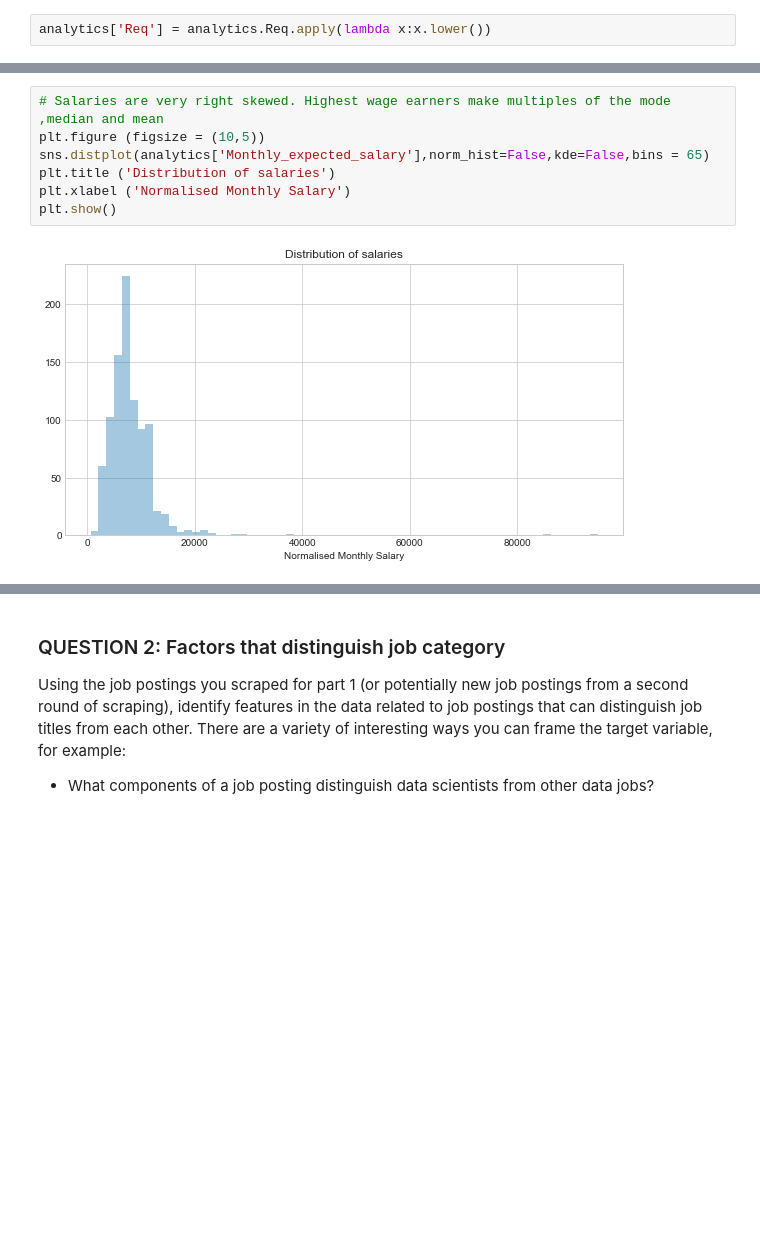
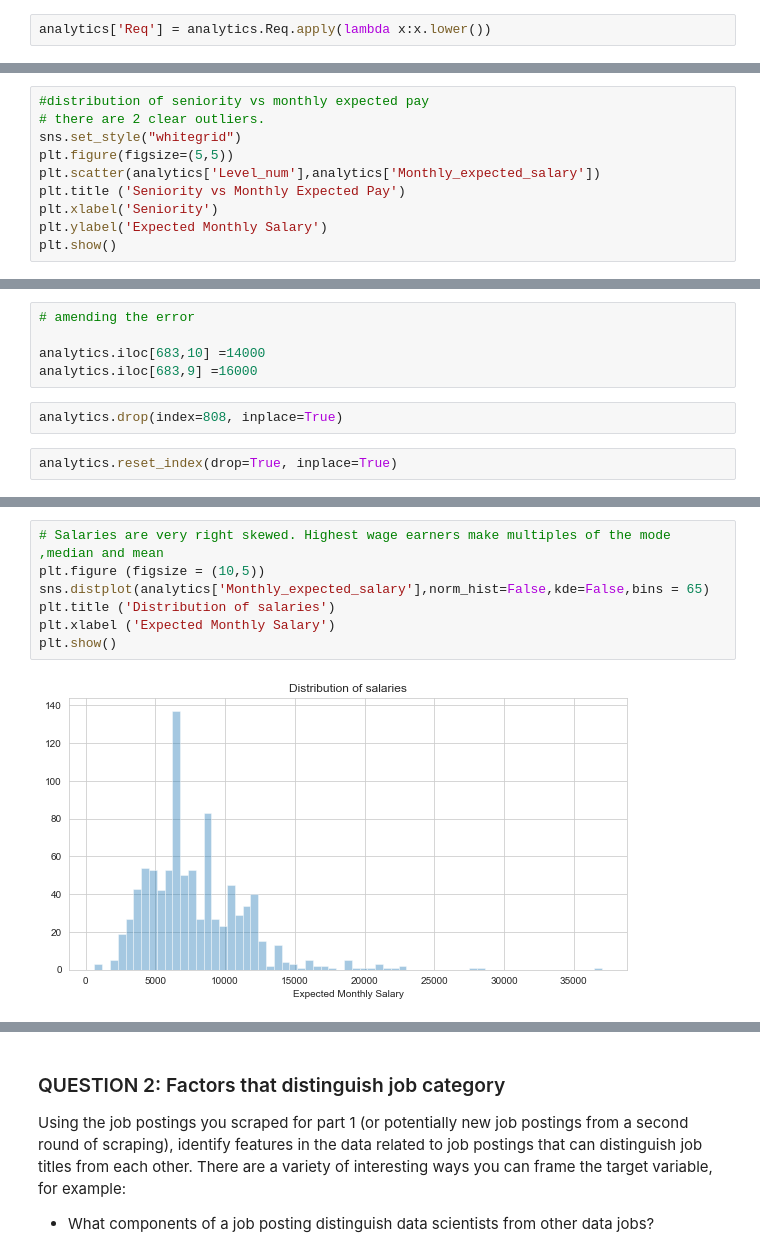
Before and after one commit to Zachlim06/project_submissions, a Jupyter notebook: project-4/Project 4 Webscraping.ipynb, the cells around one changed output, grey strips where cells are left out. Cells and saved outputs as stored; diff of their text form; blank space fills up the shorter version.

```diff
--- a/project-4/Project 4 Webscraping.ipynb
+++ b/project-4/Project 4 Webscraping.ipynb
@@ -486,0 +440,10 @@ Requires PhD: 0
+# %%
+#distribution of seniority vs monthly expected pay
+# there are 2 clear outliers.
+sns.set_style("whitegrid")
+plt.figure(figsize=(5,5))
+plt.scatter(analytics['Level_num'],analytics['Monthly_expected_salary'])
+plt.title ('Seniority vs Monthly Expected Pay')
+plt.xlabel('Seniority')
+plt.ylabel('Expected Monthly Salary')
+plt.show()
@@ -487,2 +481,11 @@ Requires PhD: 0
+# %%
+# amending the error
+
+analytics.iloc[683,10] =14000
+analytics.iloc[683,9] =16000
+# %%
+analytics.drop(index=808, inplace=True)
+# %%
+analytics.reset_index(drop=True, inplace=True)
 # %%
 #distribution of seniority vs monthly expected pay
@@ -498,12 +502,12 @@ plt.show()
 # %%
 # Salaries are very right skewed. Highest wage earners make multiples of the mode ,median and mean
 plt.figure (figsize = (10,5))
 sns.distplot(analytics['Monthly_expected_salary'],norm_hist=False,kde=False,bins = 65)
 plt.title ('Distribution of salaries')
-plt.xlabel ('Normalised Monthly Salary')
+plt.xlabel ('Expected Monthly Salary')
 plt.show()
 # %% [output]
-[figure, old version]
+[figure, new version]
 # %%
 analytics.sample(10)
 # %% [output]
```
Also changed, not shown: parts of 81 cells of this notebook.
